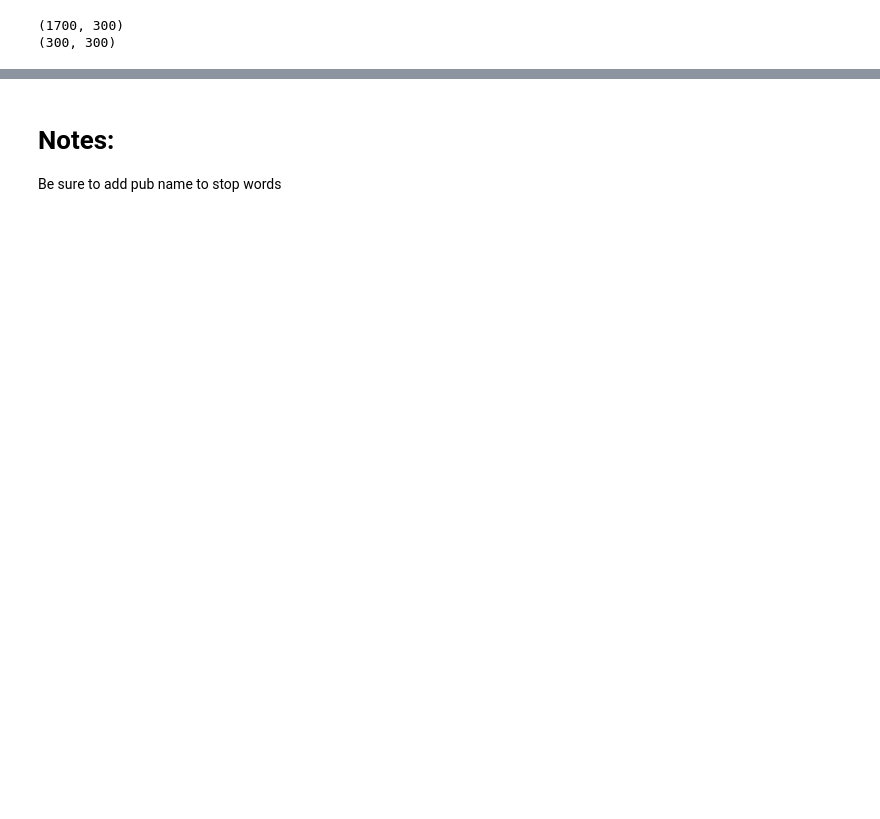
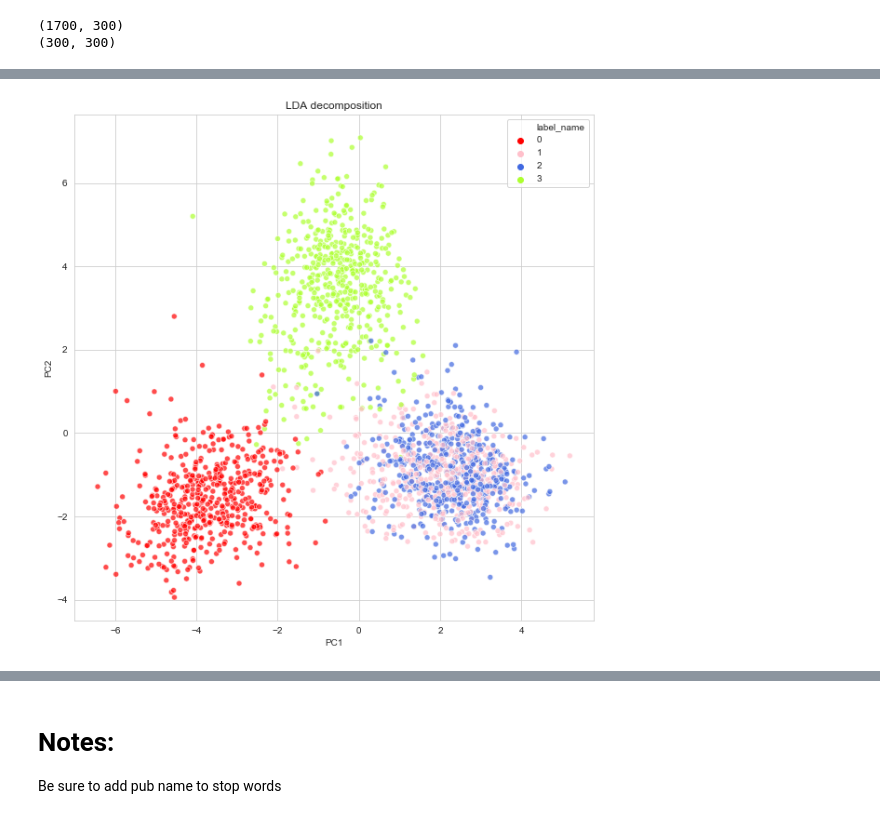
Before and after one commit to denisond/news-publication-classifier, a Jupyter notebook: main_20191121_authors.ipynb, the cells around one changed output, grey strips where cells are left out. Cells and saved outputs as stored; diff of their text form; code cells hidden in the pictures; blank space fills up the shorter version.

```diff
--- a/main_20191121_authors.ipynb
+++ b/main_20191121_authors.ipynb
@@ -304,3 +305,11 @@ plt.show()
+# %%
+plot_dim_red("LDA",
+             features=features,
+             labels=labels,
+             n_components=2)
+plt.show()
+# %% [output]
+[figure, added]
 # %%
 # This Python 3 environment comes with many helpful analytics libraries installed
 # It is defined by the kaggle/python docker image: https://github.com/kaggle/docker-python
```
Also changed, not shown: parts of 9 cells of this notebook.
